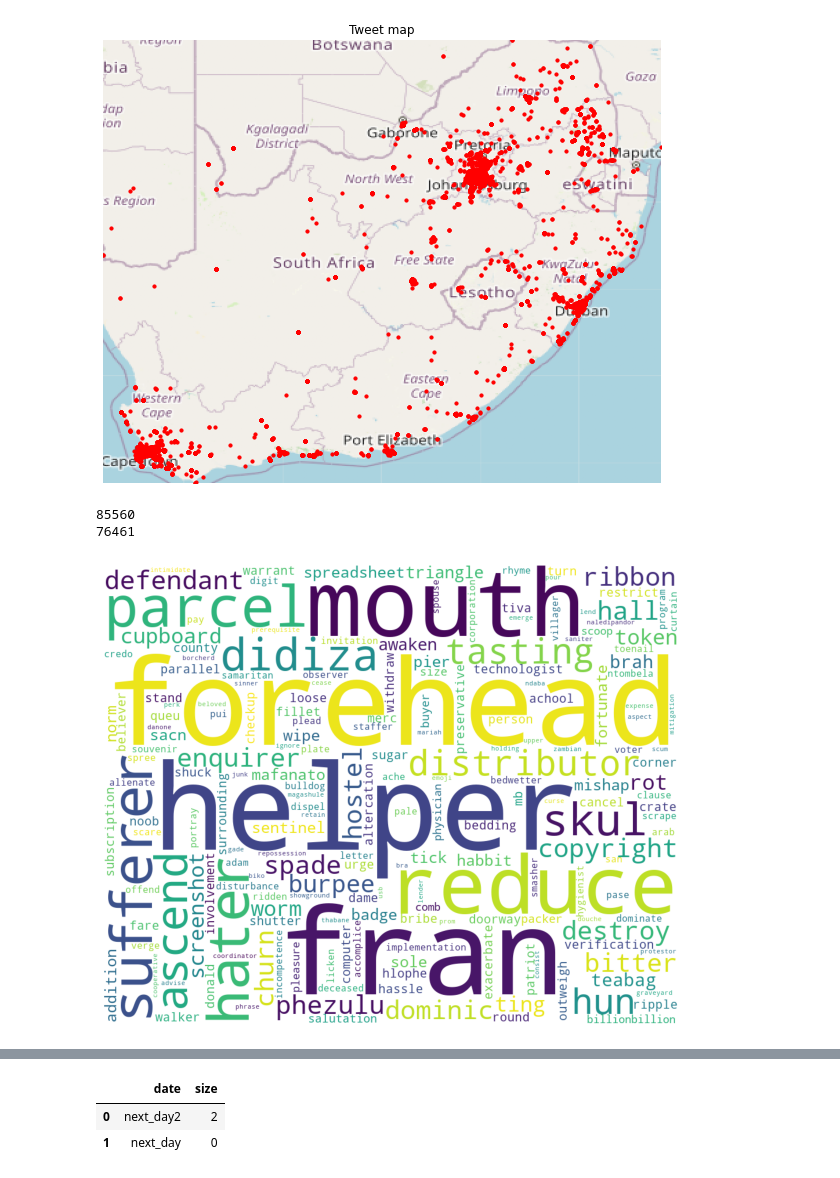
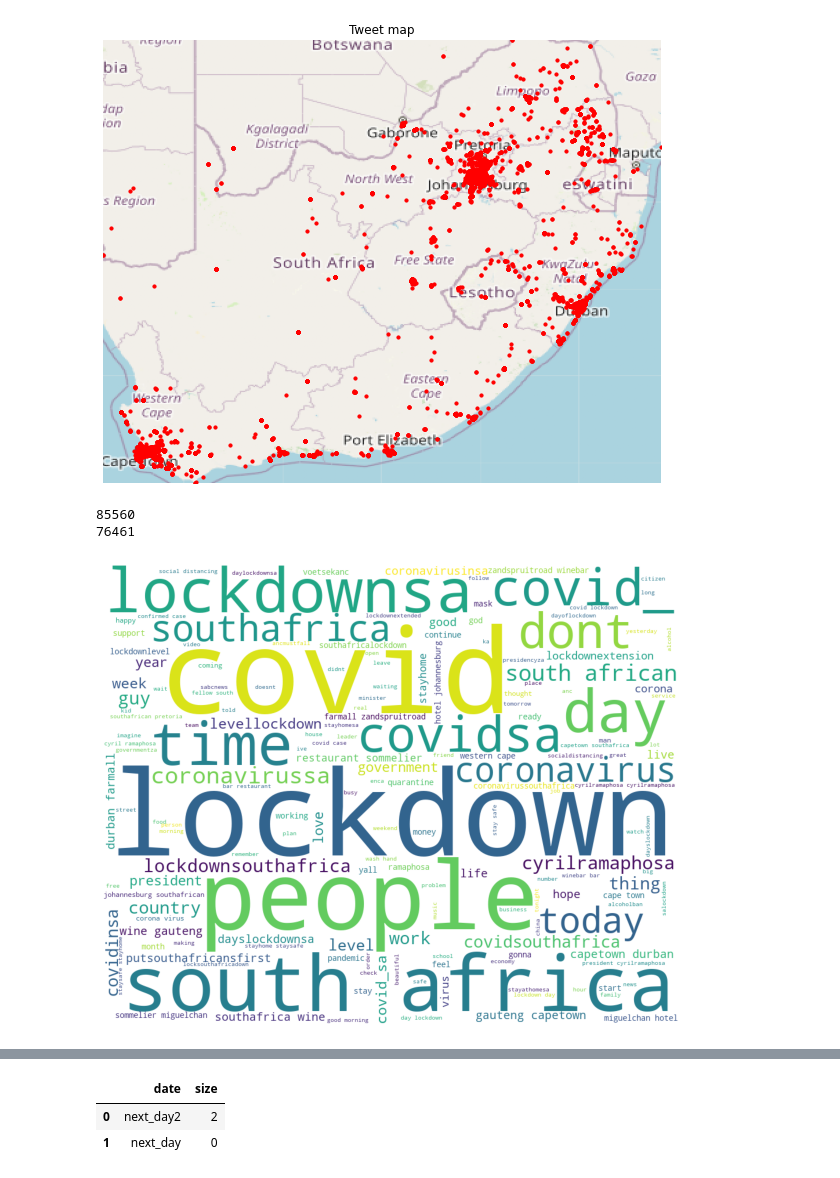
Before and after one commit to tomashege/research_project, a Jupyter notebook: Tomas/notebooks/tweet_analysis.ipynb, the cells around one changed output, grey strips where cells are left out. Drawn from its saved outputs; the diff is of its cells as text; code cells hidden in the pictures.

Commit message:
new charts

```diff
--- a/Tomas/notebooks/tweet_analysis.ipynb
+++ b/Tomas/notebooks/tweet_analysis.ipynb
@@ -420,6 +420,8 @@ def get_time_line_of_hastages(find_word):
 
                 if str(type(check_date)) == "<class 'pandas._libs.tslibs.timestamps.Timestamp'>":
                     check_date = (str(post_feq['date'][count])).split(' ')[0]
+                else:
+
                 date = datetime.datetime.strptime(check_date,'%Y-%m-%d')
                 next_day_temp = date + datetime.timedelta(days=1)
                 next_day = datetime.datetime.strptime(str(next_day_temp).split(' ')[0],'%Y-%m-%d')
@@ -489,3 +491,41 @@ start
 
 [175 rows x 2 columns]
 ValueError: time data '0' does not match format '%Y-%m-%d'
+# %%
+# plot the timeline frequency for popular hastags for the 6 months.
+def get_time_line_of_hastages(find_word):
+    def get_if_hastag(htags_list):
+        for i in htags_list:
+            if i == find_word:
+                return True
+        return False
+    specific_hastage_tweets = tweets[tweets['hashtags'].apply(lambda x : get_if_hastag(x)) == True]
+    post_feq = specific_hastage_tweets.groupby('date', as_index=False).size()
+    #post_feq = post_feq.head(10)
+    plt.figure(figsize=(16, 6))
+    sns.lineplot(x='date',
+                 y='size',
+                 data=post_feq).set_title("Frequency for: "+str(find_word)).get_figure().autofmt_xdate()
+    plt.tight_layout()
+    print("/Users/tomashegewisch/research_project/Tomas/charts/Frequency/feq_"+str(find_word)+".png")
+    plt.savefig("/Users/tomashegewisch/research_project/Tomas/charts/Frequency/feq_"+str(find_word)+".png")
+    plt.show()
+    plt.clf()
+
+list_of_hastages_to_process = ['covid19',
+'southafrica',
+'lockdownsa',
+'cyrilramaphosa',
+'lockdown',
+'covid19sa',
+'coronavirussa',
+'covid_19',
+'lockdownsouthafrica',
+'government',
+'cigaretteban',
+'alcoholban']
+
+#list_of_hastages_to_process = ['lockdown']
+
+for i in list_of_hastages_to_process:
+    get_time_line_of_hastages(i)
@@ -525,7 +579,7 @@ hashtags = []
 # #create a list of hashtages
 for i in tweets['hashtags']:
     for j in i:
-        hashtags.append(j)
+        hashtags.append(j.lower())
 
 mentions = []
 for i in tweets['mentions']:
@@ -533,35 +587,35 @@ for i in tweets['mentions']:
         mentions.append(j['screen_name'].lower())
 
 x = set(word_list[0].tolist())
 y = set(hashtags)
 x.difference_update(y)
 cleaned_words_no_hashtags = list(x)
 
 x2 = set(cleaned_words_no_hashtags)
 print(len(x2))
 y2 = set(mentions)
 x2.difference_update(y2)
 print(len(x2))
 cleaned_words_no_hashtags = list(x2)
 
-
 text=" ".join(cleaned_words_no_hashtags)
+text=" ".join(word_list[0].tolist())
 
 wordcloud = WordCloud(width = 1000, height = 800,
                 background_color ='white',
                 min_font_size = 10).generate(text)
 wordcloud.to_file("/Users/tomashegewisch/research_project/Tomas/charts/wordcloud/All_words.png")
 #plot the WordCloud image
 plt.figure(figsize = (8, 8), facecolor = None)
 plt.imshow(wordcloud)
 plt.axis("off")
 plt.tight_layout(pad = 0)
 plt.show()
 #plt.savefig("/Users/tomashegewisch/research_project/Tomas/charts/wordcloud/All_words.png")
 # %% [output]
 85560
 76461
-[figure, old version]
+[figure, new version]
 # %%
 # word cloud with negitive sentimnet tweets.
 negitive_tweets_words_list = []
```
Also changed, not shown: parts of 6 cells of this notebook, 12 other files.
